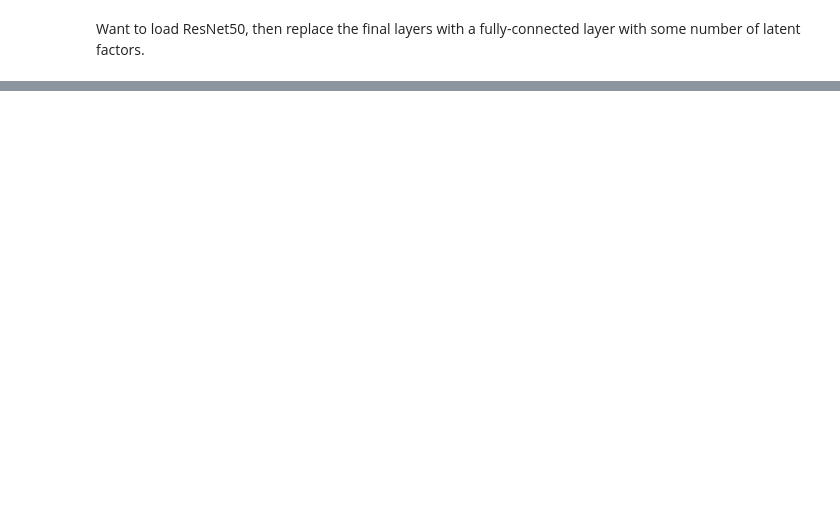
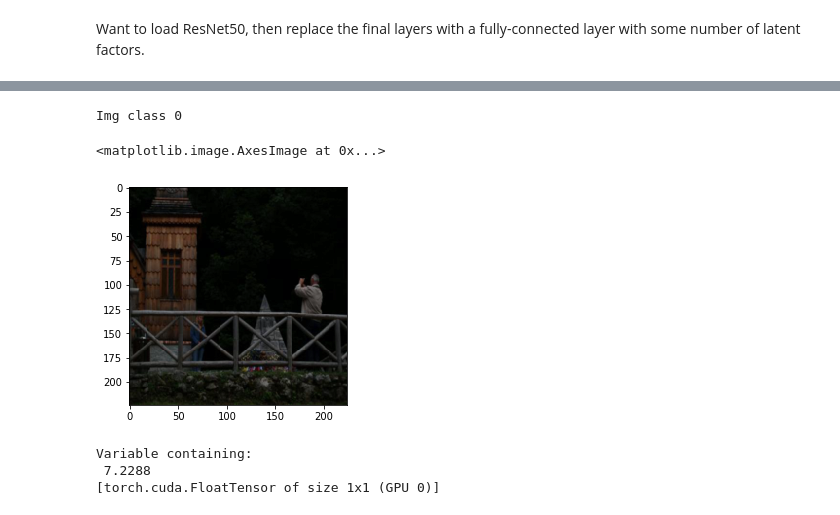
Before and after one commit to Technology-Notes/kaggle-notebooks, a Jupyter notebook: kaggle/landmark-recognition-challenge/siamese-network.ipynb, the cells around one changed output, grey strips where cells are left out. Drawn from its saved outputs; the diff is of its cells as text; code cells hidden in the pictures; blank space fills up the shorter version.

```diff
--- a/kaggle/landmark-recognition-challenge/siamese-network.ipynb
+++ b/kaggle/landmark-recognition-challenge/siamese-network.ipynb
@@ -235,0 +289,7 @@ FileNotFoundError: [Errno 2] No such file or directory
+# %%
+print(f'Img class {img_class}')
+plt.imshow(denorm_img(img))
+# %% [output]
+Img class 0
+<matplotlib.image.AxesImage at 0x...>
+[figure, added]
@@ -235,0 +298,6 @@ FileNotFoundError: [Errno 2] No such file or directory
+# %%
+nn.functional.pairwise_distance(anchor, positive_1)
+# %% [output]
+Variable containing:
+ 7.2288
+[torch.cuda.FloatTensor of size 1x1 (GPU 0)]
```
Also changed, not shown: parts of 53 cells of this notebook.
